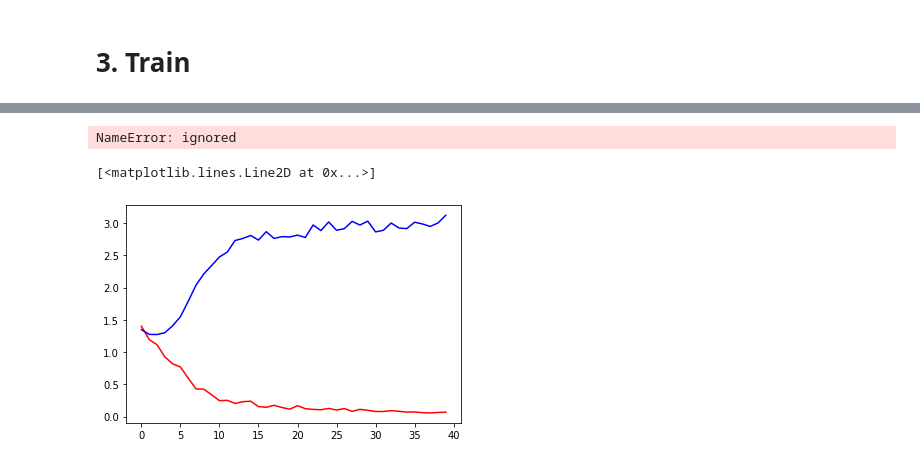
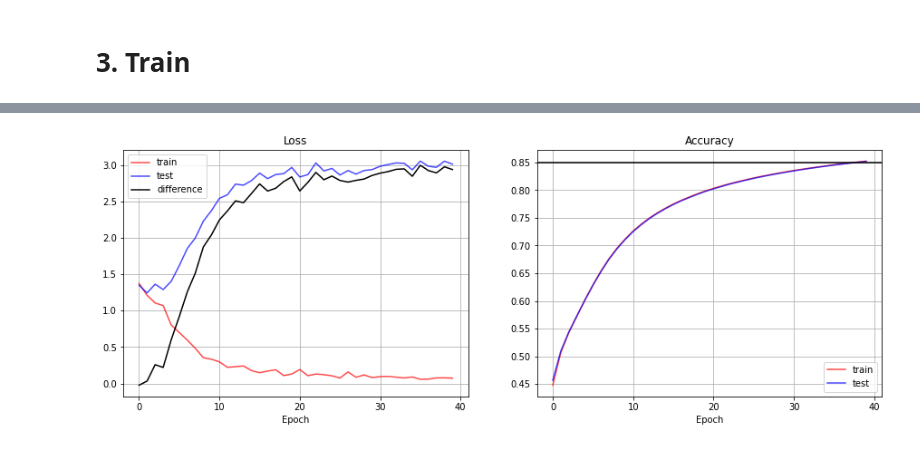
Before and after one commit to TheExplorer95/implemeting_ANNs_TF, a Jupyter notebook: 05/Minseok.ipynb, the cells around one changed output, grey strips where cells are left out. Cells and saved outputs as stored; diff of their text form; code cells hidden in the pictures.

```diff
--- a/05/Minseok.ipynb
+++ b/05/Minseok.ipynb
@@ -307,14 +298,23 @@ Epoch: __ 5
 ... (68 outputs left out)
-# %%
-np.save('w05trainloss.npy', train_losses)
-np.save('w05trainacc.npy', train_accuracies)
-np.save('w05testloss.npy', test_losses)
-np.save('w05testacc.npy', test_accuracies)
-# %% [output]
-NameError: ignored
-# %%
-plt.plot(train_losses, 'r')
-plt.plot(test_losses, 'b')
-# %% [output]
-[<matplotlib.lines.Line2D at 0x...>]
-[figure, removed]
+# %%
+fig, ax = plt.subplots(nrows=1, ncols=2, figsize=(15,5))
+
+ax[0].plot(train_losses, label='train', color='red', alpha=0.7)
+ax[0].plot(test_losses, label='test', color='blue', alpha=0.7)
+ax[0].plot(np.array(test_losses) - np.array(train_losses), label='difference', color='black')
+ax[0].grid()
+
+ax[0].legend()
+ax[0].set(xticks=[0,10,20,30,40], xlabel='Epoch', title='Loss')
+
+ax[1].plot(train_accuracies, label='train', color='red', alpha=0.7)
+ax[1].plot(test_accuracies, label='test', color='blue', alpha=0.7)
+ax[1].axhline(y=0.85, color='black')
+ax[1].grid()
+
+ax[1].legend()
+ax[1].set(xticks=[0,10,20,30,40], xlabel='Epoch', title='Accuracy')
+
+plt.show()
+# %% [output]
+[figure, added]
```
Also changed, not shown: parts of 5 cells of this notebook, 1 other file.
